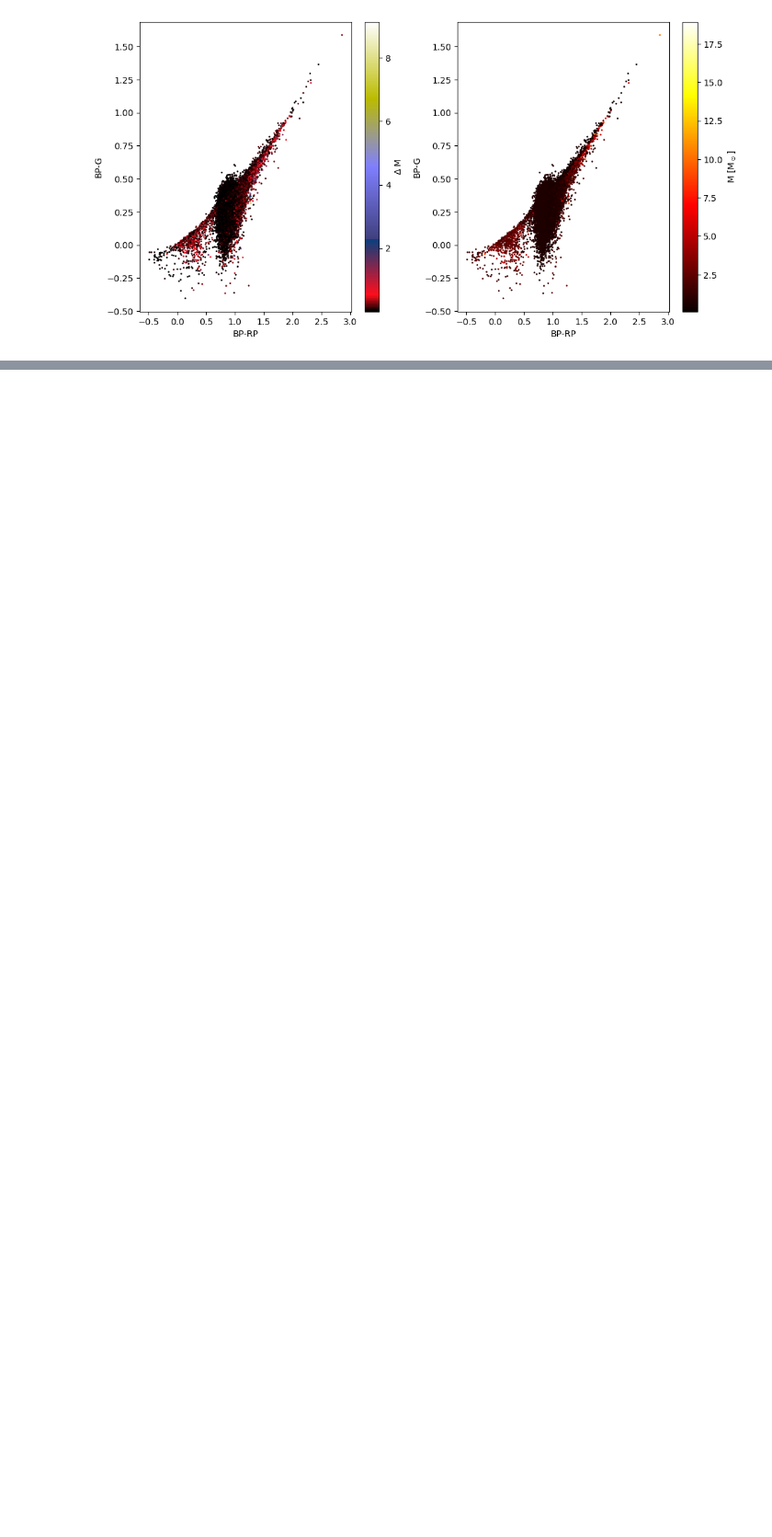
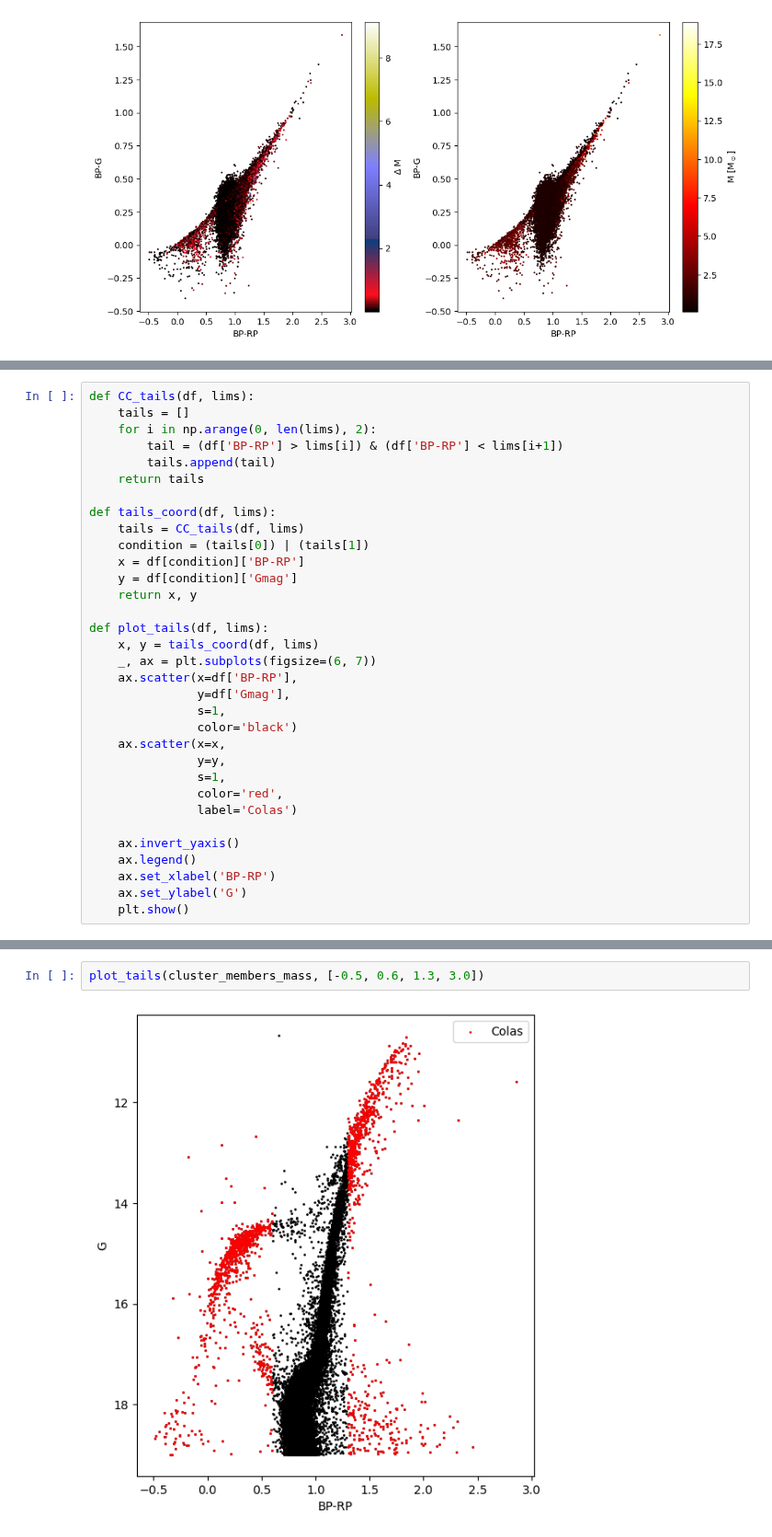
Before and after one commit to bejacore/trabajo-de-grado, a Jupyter notebook: notebooks/02-calculo_masas.ipynb, the cells around one changed output, grey strips where cells are left out. Shown at 92% size. Drawn from its saved outputs; the diff is of its cells as text; blank space fills up the shorter version.

```diff
--- a/notebooks/02-calculo_masas.ipynb
+++ b/notebooks/02-calculo_masas.ipynb
@@ -319,0 +330,33 @@ plt.show()
+# %%
+def CC_tails(df, lims):
+    tails = []
+    for i in np.arange(0, len(lims), 2):
+        tail = (df['BP-RP'] > lims[i]) & (df['BP-RP'] < lims[i+1])
+        tails.append(tail)
+    return tails
+
+def tails_coord(df, lims):
+    tails = CC_tails(df, lims)
+    condition = (tails[0]) | (tails[1])
+    x = df[condition]['BP-RP']
+    y = df[condition]['Gmag']
+    return x, y
+
+def plot_tails(df, lims):
+    x, y = tails_coord(df, lims)
+    _, ax = plt.subplots(figsize=(6, 7))
+    ax.scatter(x=df['BP-RP'],
+               y=df['Gmag'],
+               s=1,
+               color='black')
+    ax.scatter(x=x,
+               y=y,
+               s=1,
+               color='red',
+               label='Colas')
+
+    ax.invert_yaxis()
+    ax.legend()
+    ax.set_xlabel('BP-RP')
+    ax.set_ylabel('G')
+    plt.show()
@@ -319,0 +365,4 @@ plt.show()
+# %%
+plot_tails(cluster_members_mass, [-0.5, 0.6, 1.3, 3.0])
+# %% [output]
+[figure, added]
```
Also changed, not shown: parts of 3 cells of this notebook.
